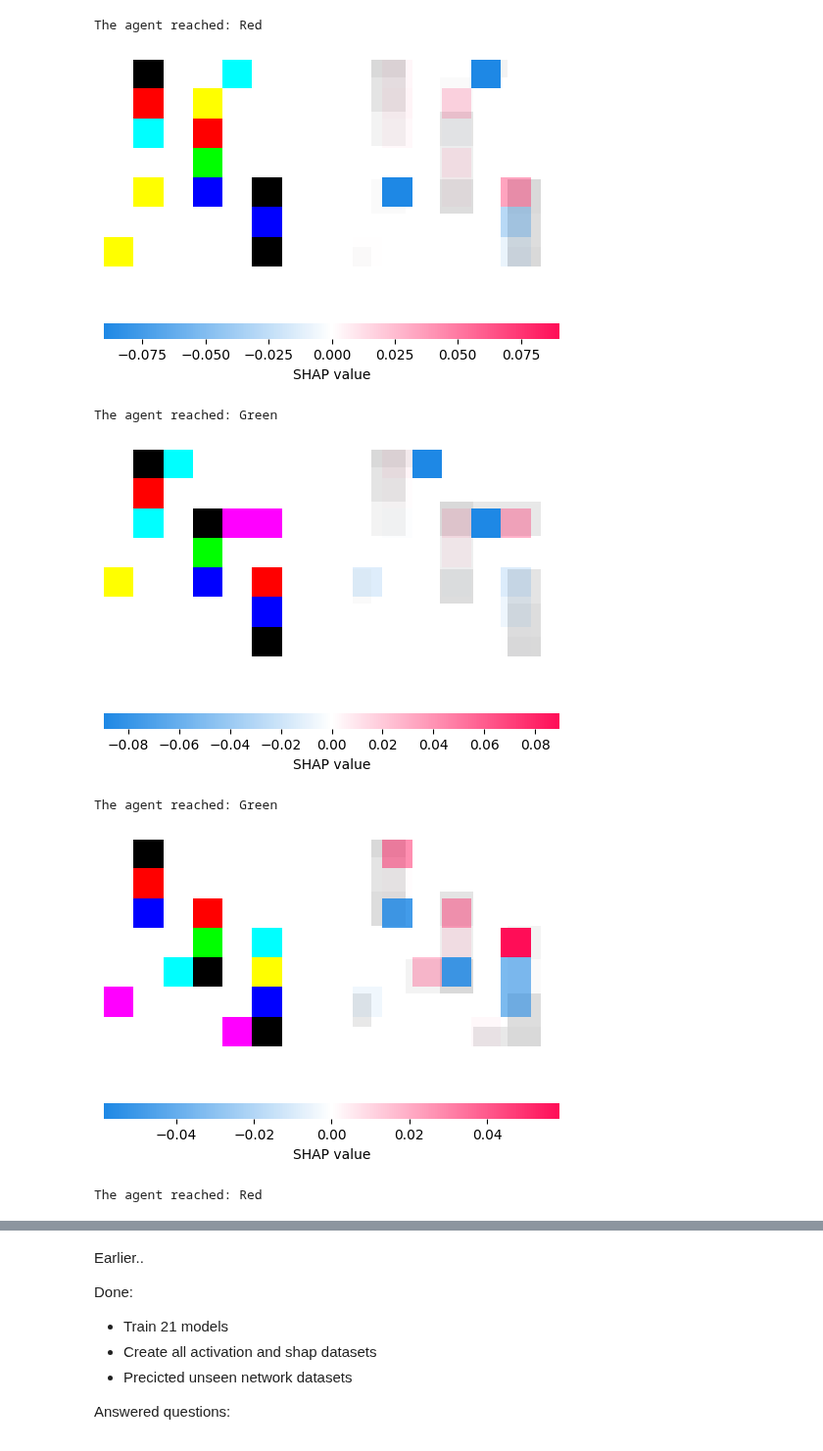
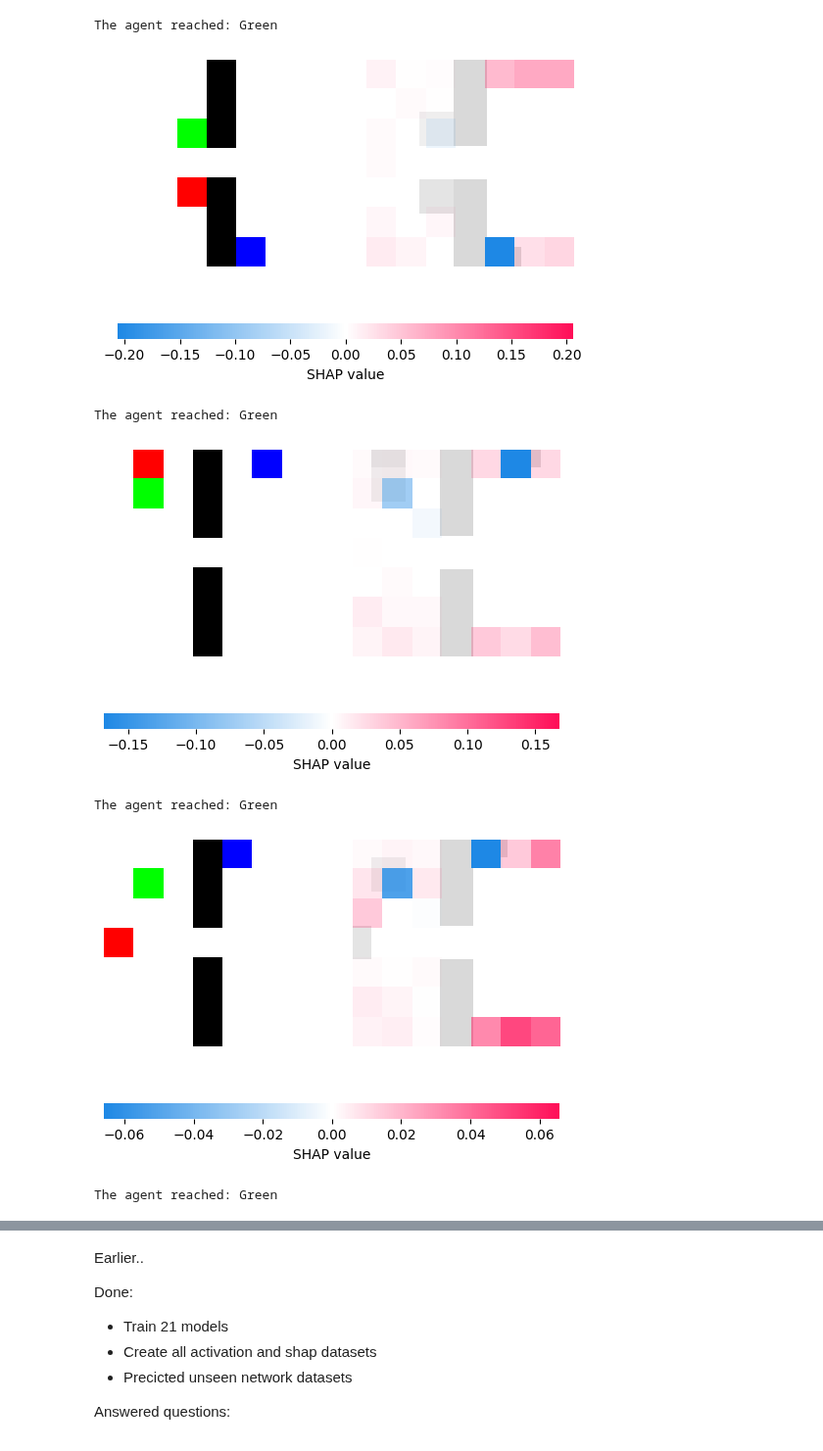
Before and after one commit to gunhamn/public, a Jupyter notebook: XAI_Master/Evaluate_datapointsNewDims.ipynb, the cells around one changed output, grey strips where cells are left out. Shown at 98% size. Cells and saved outputs as stored; diff of their text form; code cells hidden in the pictures.

```diff
--- a/XAI_Master/Evaluate_datapointsNewDims.ipynb
+++ b/XAI_Master/Evaluate_datapointsNewDims.ipynb
@@ -206,49 +203,47 @@ Name: proportion, dtype: float64
 40   r10g10-act  0.5265  0.0005  0.4730
 41  r10g10-shap  0.5010  0.0000  0.4990
 # %%
-shap_test = pd.read_csv("C:/Projects/public/XAI_Master/datasets/shap_test.csv", header=0, index_col=None, float_precision='high')
+dataset = pd.read_csv("C:/Projects/public/XAI_Master/datasets/shap_test.csv", header=0, index_col=None, float_precision='high')
 
 def plot_shapley_values(row, includePixelShap=True):
 
     targetName = {-1: 'Red', 0: 'None', 1: 'Green'}
     # Extract RGB image values
-    image_values = row[1:148].values.reshape(7, 7, 3).transpose((1, 0, 2))
+    image_values = row[1:148].values.reshape(3, 7, 7).transpose((2, 1, 0))  # Reshape to (7, 7, 3)
 
     # Extract and reshape Shapley values
-    shap_values = row.filter(like='shap').values.reshape(7, 7, 3).transpose((1, 0, 2))
+    shap_values = row.filter(like='shap').values.reshape(3, 7, 7).transpose((2, 1, 0))
 
     if includePixelShap:
         fig, axes = plt.subplots(1, 4, figsize=(20, 5))
         channels = ['Red', 'Green', 'Blue']
 
         # Plot original image
         axes[0].imshow(image_values)
         axes[0].set_title(f'The agent reached: {targetName[row["target"]]}')
         axes[0].axis('off')
 
         for i, ax in enumerate(axes[1:]):
             im = ax.imshow(shap_values[:, :, i], cmap='RdBu_r', interpolation='nearest', vmin=-0.2, vmax=0.2)
             ax.set_title(f'{channels[i]} pixel SHAP values')
             ax.axis('off')
             fig.colorbar(im, ax=ax, fraction=0.046, pad=0.04)
     else:
         print(f'The agent reached: {targetName[row["target"]]}')
 
     shap.image_plot([shap_values], image_values, show=False)
     plt.show()
 
+# gamestateDataset = pd.read_csv("C:/Projects/public/XAI_Master/datasets/42000_gamestates.csv")
+# plt.imshow(gamestateDataset.iloc[0].values.reshape(7, 7, 3).transpose((1, 0, 2)))
 
-#for episode in range(10, 20):
-#    evalEpisode = shap_r00_g10_3000k.iloc[episode]
-#    plot_shapley_values(evalEpisode)
-
-for row in shap_test[:10].iterrows():
+for row in dataset[:10].iterrows():
     plot_shapley_values(row[1], includePixelShap=False)
 # %% [output]
-The agent reached: Red
+The agent reached: Green
-[figure, old version]
+[figure, new version]
 The agent reached: Green
-[figure, old version]
+[figure, new version]
 The agent reached: Green
-[figure, old version]
+[figure, new version]
-The agent reached: Red
+The agent reached: Green
```
Also changed, not shown: parts of 7 cells of this notebook, 6 other files.
